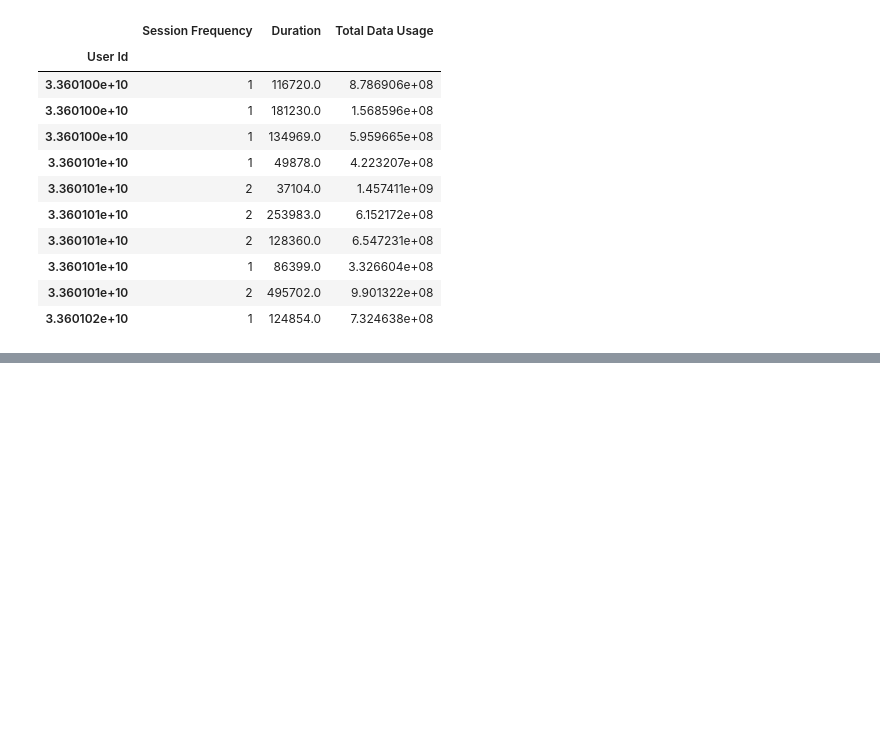
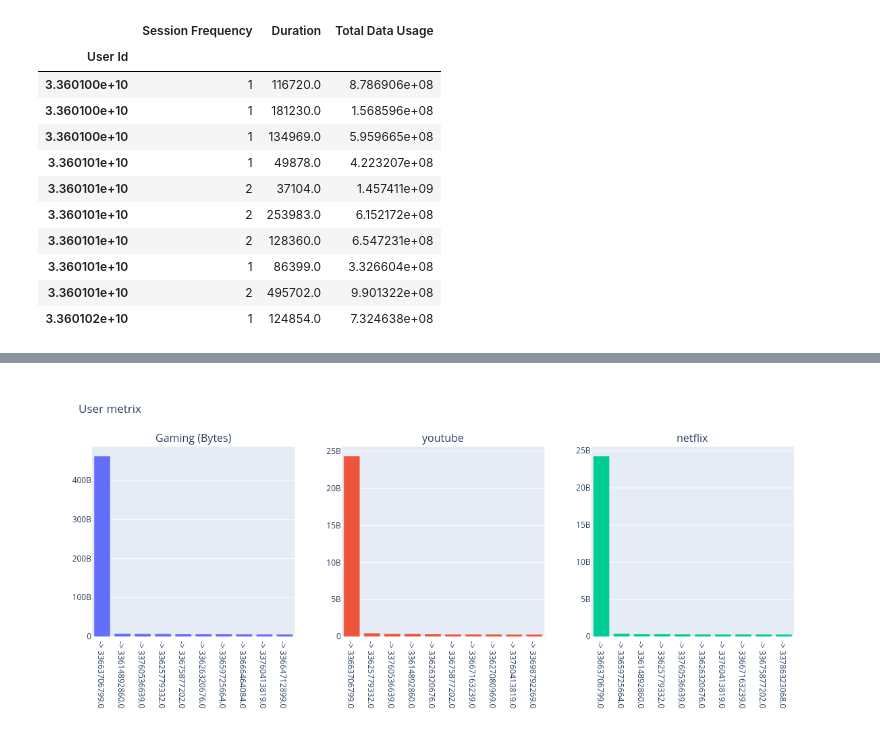
Before and after one commit to YohansSamuel/TeleCom-Data-Analysis, a Jupyter notebook: notebooks/Task-2-User_Engagement_Analysis.ipynb, the cells around one changed output, grey strips where cells are left out. Cells and saved outputs as stored; diff of their text form; code cells hidden in the pictures; blank space fills up the shorter version.

```diff
--- a/notebooks/Task-2-User_Engagement_Analysis.ipynb
+++ b/notebooks/Task-2-User_Engagement_Analysis.ipynb
@@ -84,0 +169,4 @@ ImportError: cannot import name 'plot_mult_hist' from 'data_plots' (/home/yohans
+# %%
+app_df = df.groupby('MSISDN/Number').agg({'Gaming (Bytes)': 'sum', 'Youtube (Bytes)': 'sum', 'Netflix (Bytes)': 'sum',\
+                     'Google (Bytes)': 'sum', 'Email (Bytes)': 'sum', 'Social Media (Bytes)': 'sum', 'Other (Bytes)': 'sum'})
+app_df.head()
@@ -84,0 +181,14 @@ ImportError: cannot import name 'plot_mult_hist' from 'data_plots' (/home/yohans
+# %%
+gaming = app_df.nlargest(10, "Gaming (Bytes)")['Gaming (Bytes)']
+youtube = app_df.nlargest(10, "Youtube (Bytes)")['Youtube (Bytes)']
+netflix = app_df.nlargest(10, "Netflix (Bytes)")['Netflix (Bytes)']
+google = app_df.nlargest(10, "Google (Bytes)")['Google (Bytes)']
+email = app_df.nlargest(10, "Email (Bytes)")['Email (Bytes)']
+social_media = app_df.nlargest(10, "Social Media (Bytes)")['Social Media (Bytes)']
+other = app_df.nlargest(10, "Other (Bytes)")['Other (Bytes)']
+
+
+plot_mult_hist([gaming, youtube, netflix], 1,
+          3, "User metrix", ["Gaming (Bytes)", "youtube", "netflix"])
+# %% [output]
+[figure, added]
```
Also changed, not shown: parts of 26 cells of this notebook, 1 other file.
